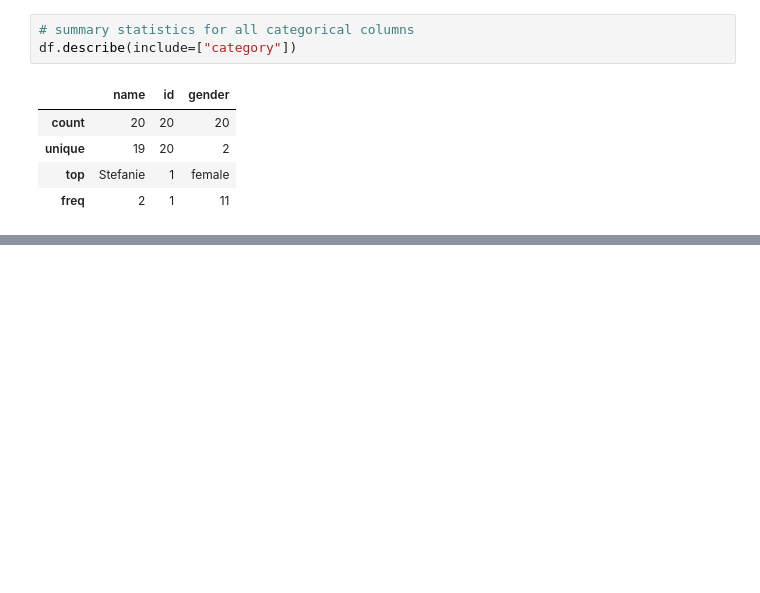
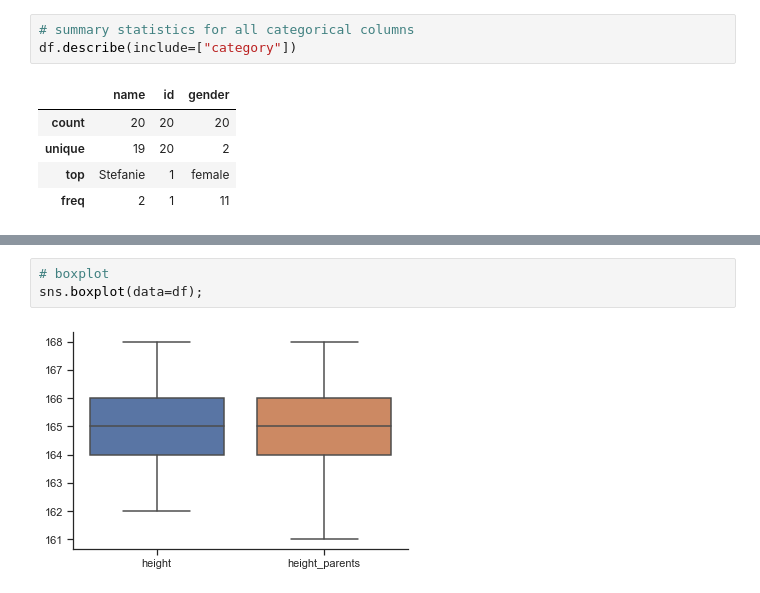
Before and after one commit to lenabinder1001/linear-regression, a Jupyter notebook: notebooks/linear-regression.ipynb, the cells around one changed output, grey strips where cells are left out. Saved outputs shown, nothing was run; the diff lists cells and outputs as text; blank space fills up the shorter version.

```diff
--- a/notebooks/linear-regression.ipynb
+++ b/notebooks/linear-regression.ipynb
@@ -131,0 +144,5 @@ df.describe(include=["category"])
+# %%
+# boxplot
+sns.boxplot(data=df);
+# %% [output]
+[figure, added]
```
Also changed, not shown: parts of 5 cells of this notebook.
